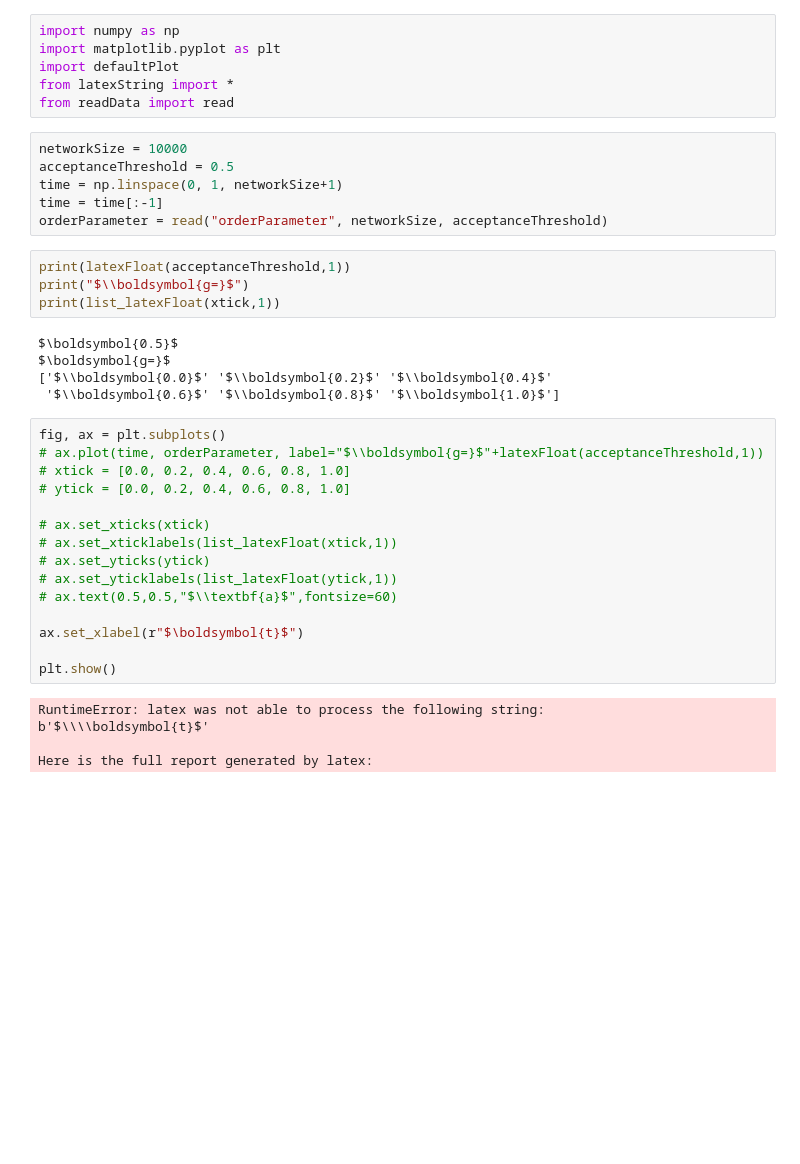
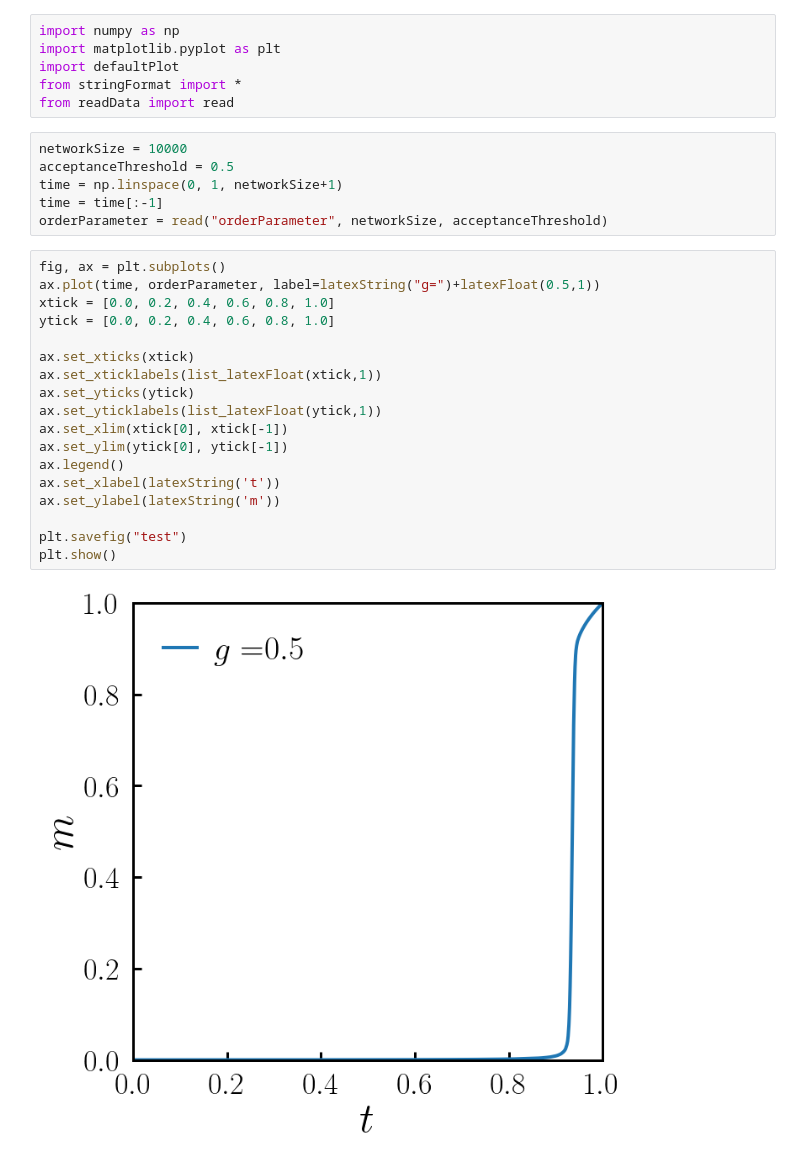
Before and after one commit to hoyunchoi/mBFW, a Jupyter notebook: main-graph.ipynb, the cells around one changed output. Drawn from its saved outputs; the diff is of its cells as text; blank space fills up the shorter version.

Commit message:
add normal latex string format

```diff
--- a/main-graph.ipynb
+++ b/main-graph.ipynb
@@ -2,7 +2,7 @@
 import numpy as np
 import matplotlib.pyplot as plt
 import defaultPlot
-from latexString import *
+from stringFormat import *
 from readData import read
 # %%
 networkSize = 10000
@@ -10,32 +10,23 @@ acceptanceThreshold = 0.5
 time = np.linspace(0, 1, networkSize+1)
 time = time[:-1]
 orderParameter = read("orderParameter", networkSize, acceptanceThreshold)
-# %%
-print(latexFloat(acceptanceThreshold,1))
-print("$\\boldsymbol{g=}$")
-print(list_latexFloat(xtick,1))
-# %% [output]
-$\boldsymbol{0.5}$
-$\boldsymbol{g=}$
-['$\\boldsymbol{0.0}$' '$\\boldsymbol{0.2}$' '$\\boldsymbol{0.4}$'
- '$\\boldsymbol{0.6}$' '$\\boldsymbol{0.8}$' '$\\boldsymbol{1.0}$']
 # %%
 fig, ax = plt.subplots()
-# ax.plot(time, orderParameter, label="$\\boldsymbol{g=}$"+latexFloat(acceptanceThreshold,1))
-# xtick = [0.0, 0.2, 0.4, 0.6, 0.8, 1.0]
-# ytick = [0.0, 0.2, 0.4, 0.6, 0.8, 1.0]
+ax.plot(time, orderParameter, label=latexString("g=")+latexFloat(0.5,1))
+xtick = [0.0, 0.2, 0.4, 0.6, 0.8, 1.0]
+ytick = [0.0, 0.2, 0.4, 0.6, 0.8, 1.0]
 
-# ax.set_xticks(xtick)
-# ax.set_xticklabels(list_latexFloat(xtick,1))
-# ax.set_yticks(ytick)
-# ax.set_yticklabels(list_latexFloat(ytick,1))
-# ax.text(0.5,0.5,"$\\textbf{a}$",fontsize=60)
+ax.set_xticks(xtick)
+ax.set_xticklabels(list_latexFloat(xtick,1))
+ax.set_yticks(ytick)
+ax.set_yticklabels(list_latexFloat(ytick,1))
+ax.set_xlim(xtick[0], xtick[-1])
+ax.set_ylim(ytick[0], ytick[-1])
+ax.legend()
+ax.set_xlabel(latexString('t'))
+ax.set_ylabel(latexString('m'))
 
-ax.set_xlabel(r"$\boldsymbol{t}$")
-
+plt.savefig("test")
 plt.show()
 # %% [output]
-RuntimeError: latex was not able to process the following string:
-b'$\\\\boldsymbol{t}$'
-
-Here is the full report generated by latex:
+[figure, added]
```
Also changed, not shown: 3 other files.
